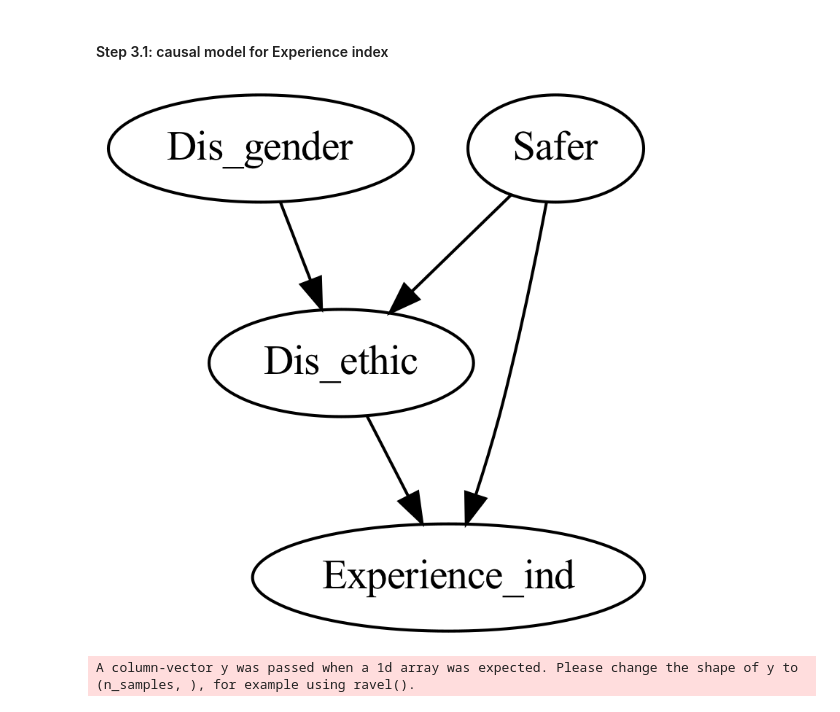
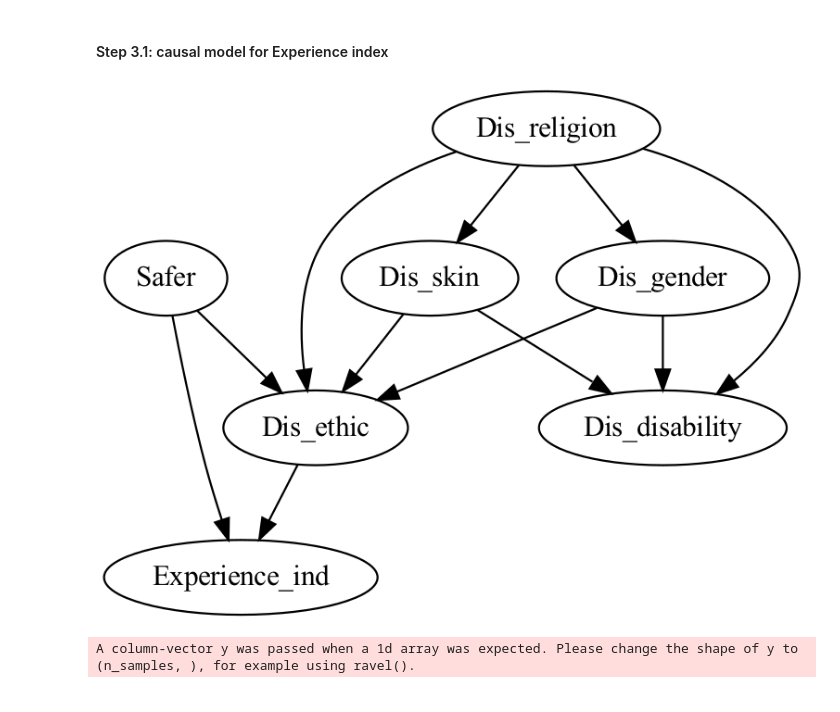
Before and after one commit to leminhkieu/Perception-experience-and-resilience-to-risks-a-global-analysis, a Jupyter notebook: Codes/Causal_discovery_inference.ipynb, the cells around one changed output. Saved outputs shown, nothing was run; the diff lists cells and outputs as text; code cells hidden in the pictures.

```diff
--- a/Codes/Causal_discovery_inference.ipynb
+++ b/Codes/Causal_discovery_inference.ipynb
@@ -38,6 +37,8 @@ df.head(2)
 | 0 | 174262180.0 | 1.0 | United States | 2.132627 | 2021.0 | 6.0 | 1.0 | ... |
 | 1 | 115327451.0 | 1.0 | United States | 0.620385 | 2021.0 | 6.0 | 1.0 | ... |
 2 rows × 208 columns
+# %%
+x=df.loc[df.Country=='United Arab Emirates']
 # %% [markdown]
 ## Step 1: Estimate the values of Perception, Experience and Resilience index
 
@@ -329,23 +330,30 @@ Code adopted from: https://microsoft.github.io/dowhy/example_notebooks/dowhy-con
 # %%
 graph = """
 digraph {
     Safer -> Dis_ethic;
     Safer -> Experience_ind;
     Dis_ethic->Experience_ind;
-    Dis_gender->Dis_ethic
+    Dis_gender->Dis_ethic;
+    Dis_religion -> Dis_gender;
+    Dis_religion -> Dis_skin;
+    Dis_religion -> Dis_ethic;
+    Dis_skin -> Dis_ethic;
+    Dis_gender->Dis_disability;
+    Dis_skin->Dis_disability;
+    Dis_religion->Dis_disability;
 }
 """
 model = CausalModel(
     data=df2,
     treatment='Dis_ethic',
     outcome='Experience_ind',
     graph=graph
 )
 
 # View model
 model.view_model()
 from IPython.display import Image, display
 display(Image(filename="causal_model.png"))
 # %% [output]
-[figure, old version]
+[figure, new version]
 # %%
```
Also changed, not shown: parts of 11 cells of this notebook, 23 other files.
